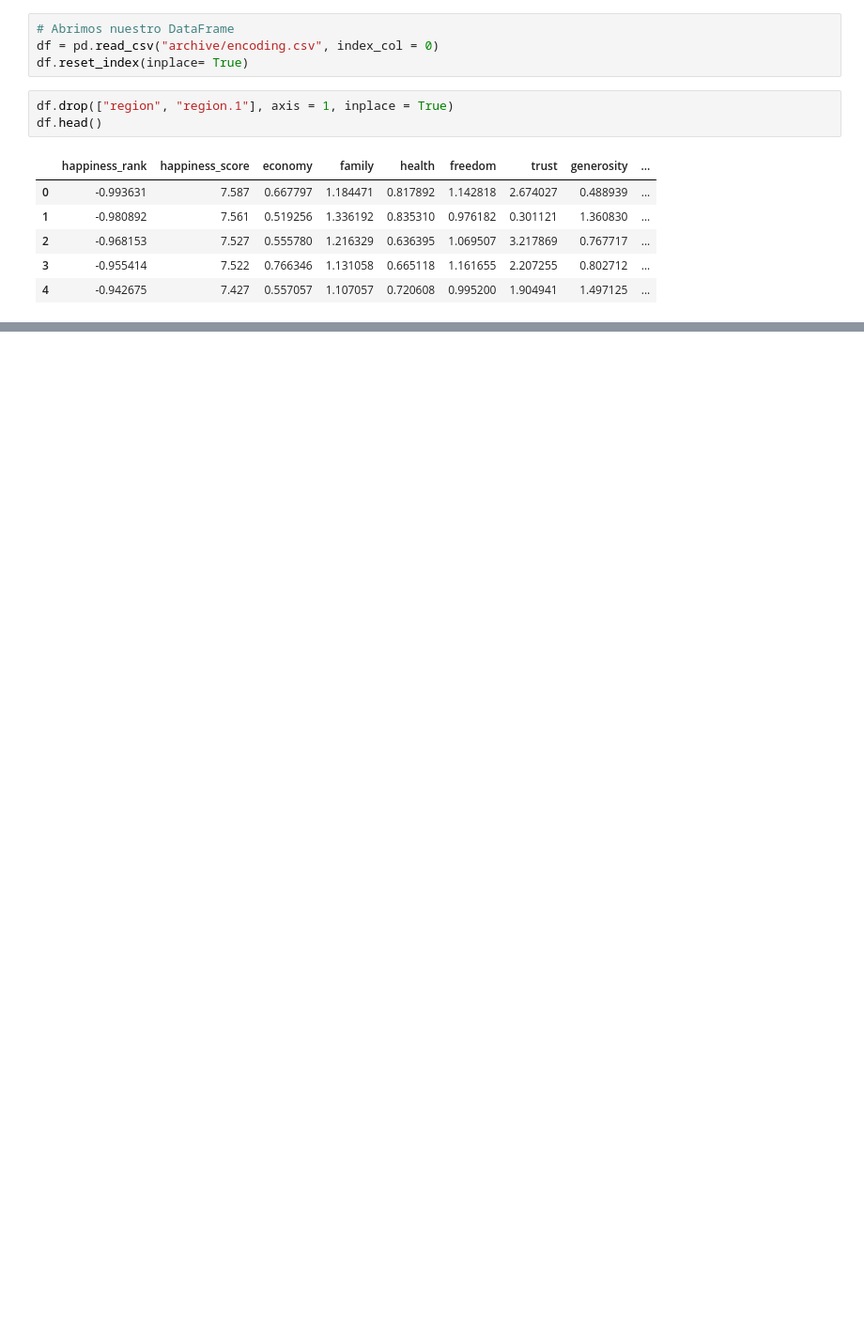
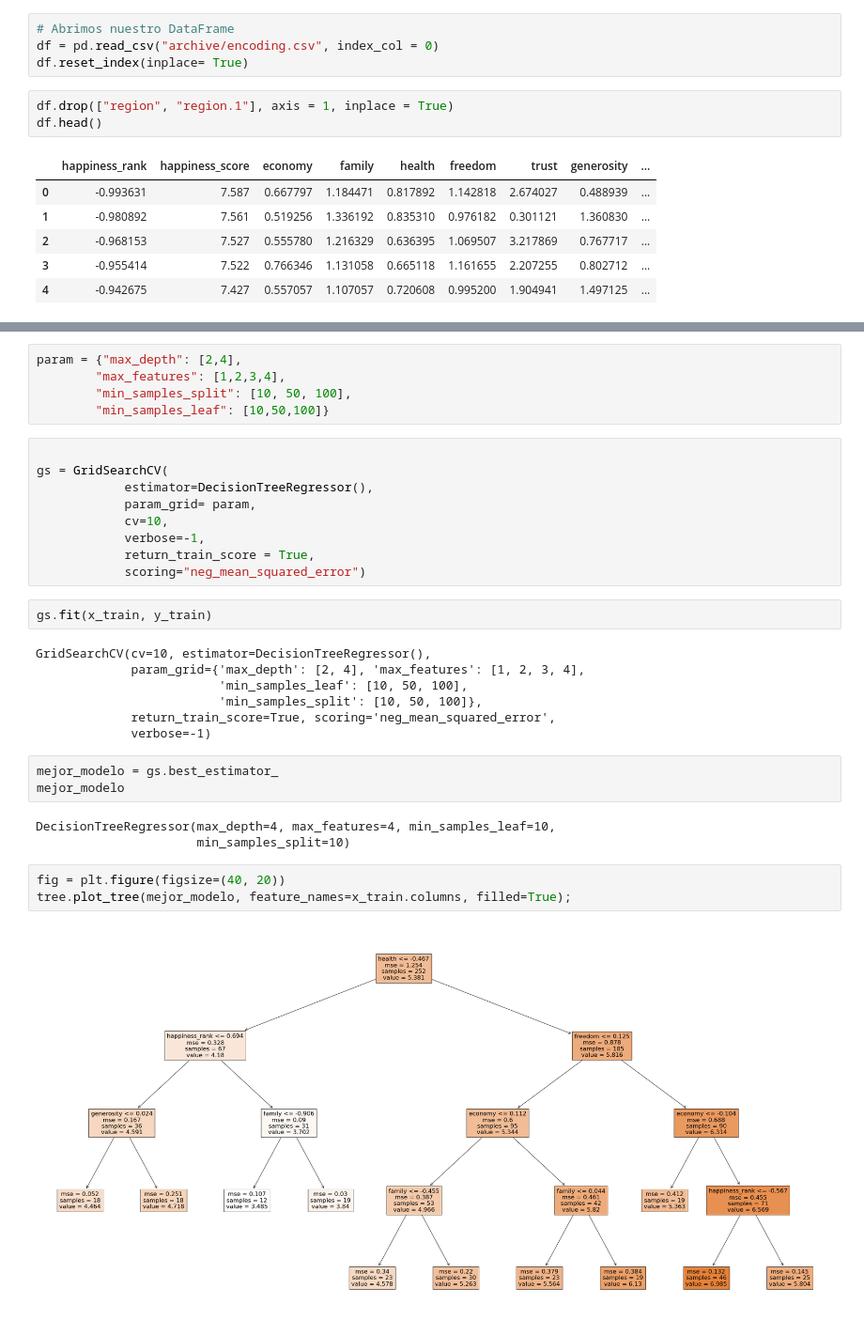
Before and after one commit to Adalab/DA-promo-c-modulo-3-sprint-1-AnaG-Laura, a Jupyter notebook: Regresón Lineal/Lección-11-Decision-Tree.ipynb, the cells around one changed output, grey strips where cells are left out. Shown: that part at 94% size. Saved outputs shown, nothing was run; the diff lists cells and outputs as text; blank space fills up the shorter version.

```diff
--- a/Regresón Lineal/Lección-11-Decision-Tree.ipynb
+++ b/Regresón Lineal/Lección-11-Decision-Tree.ipynb
@@ -46,0 +93,34 @@ df.head()
+# %%
+param = {"max_depth": [2,4],
+        "max_features": [1,2,3,4],
+        "min_samples_split": [10, 50, 100],
+        "min_samples_leaf": [10,50,100]}
+# %%
+
+gs = GridSearchCV(
+            estimator=DecisionTreeRegressor(),
+            param_grid= param,
+            cv=10,
+            verbose=-1,
+            return_train_score = True,
+            scoring="neg_mean_squared_error")
+# %%
+gs.fit(x_train, y_train)
+# %% [output]
+GridSearchCV(cv=10, estimator=DecisionTreeRegressor(),
+             param_grid={'max_depth': [2, 4], 'max_features': [1, 2, 3, 4],
+                         'min_samples_leaf': [10, 50, 100],
+                         'min_samples_split': [10, 50, 100]},
+             return_train_score=True, scoring='neg_mean_squared_error',
+             verbose=-1)
+# %%
+mejor_modelo = gs.best_estimator_
+mejor_modelo
+# %% [output]
+DecisionTreeRegressor(max_depth=4, max_features=4, min_samples_leaf=10,
+                      min_samples_split=10)
+# %%
+fig = plt.figure(figsize=(40, 20))
+tree.plot_tree(mejor_modelo, feature_names=x_train.columns, filled=True);
+# %% [output]
+[figure, added]
```
Also changed, not shown: parts of 17 cells of this notebook, 1 other file.
